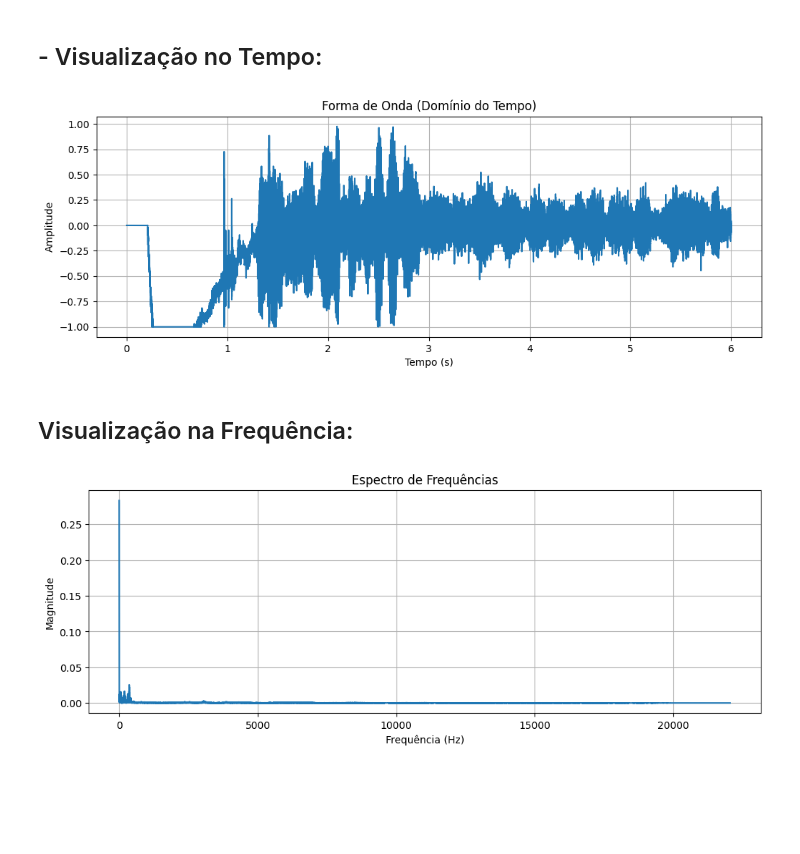
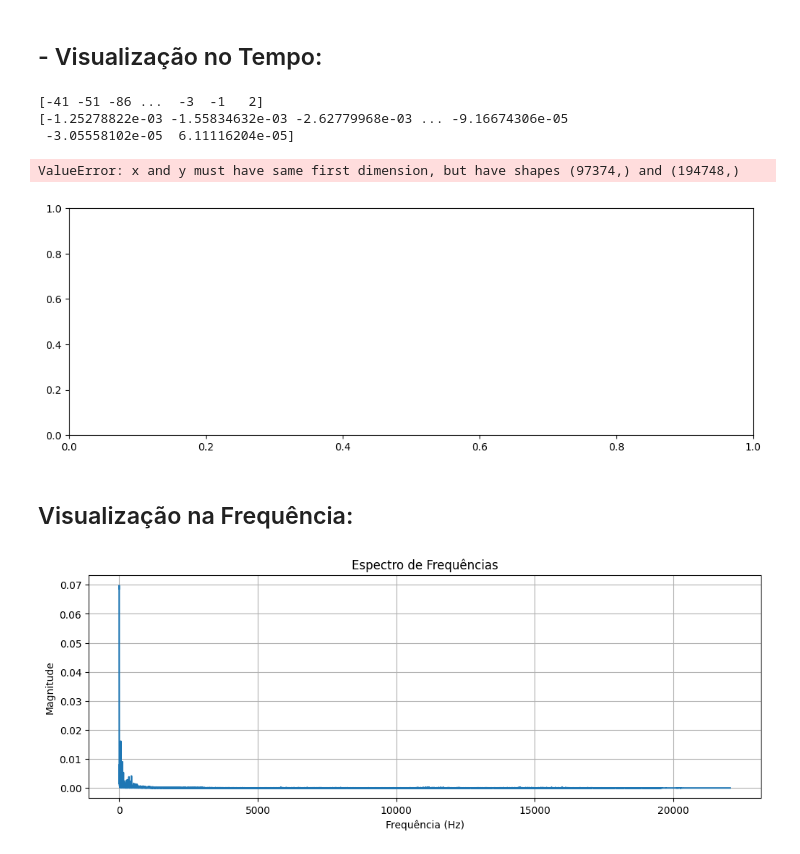
Before and after one commit to perishow/Filtro_FIR, a Jupyter notebook: SC_Atividade_Filtros_FIR.ipynb, the cells around one changed output. Cells and saved outputs as stored; diff of their text form; code cells hidden in the pictures; blank space fills up the shorter version.

```diff
--- a/SC_Atividade_Filtros_FIR.ipynb
+++ b/SC_Atividade_Filtros_FIR.ipynb
@@ -42,35 +42,43 @@ gravação salva como "audio.wav"
 # %%
 import wave
 import numpy as np
 import matplotlib.pyplot as plt
 
 # Abre o arquivo WAV
-with wave.open('audio.wav', 'rb') as wav_file:
+with wave.open('audio_violao.wav', 'rb') as wav_file:
     # Obtém os parâmetros do áudio
     n_canais = wav_file.getnchannels()
     taxa_amostragem = wav_file.getframerate()
     n_quadros = wav_file.getnframes()
     dados = wav_file.readframes(n_quadros)
 
 # Converte os dados para um array numpy (16-bit)
 audio_array = np.frombuffer(dados, dtype=np.int16)
+print(audio_array)
 
 # Normaliza para o intervalo [-1, 1]
-audio_normalizado = audio_array / (2 ** 15)
+max_abs = np.max(np.abs(audio_array))
+audio_normalizado = audio_array / max_abs
 
+print(audio_normalizado)
 # Cria um eixo de tempo
 tempo = np.linspace(0, n_quadros / taxa_amostragem, num=n_quadros)
 
 # Plota a forma de onda
 plt.figure(figsize=(12, 4))
 plt.plot(tempo, audio_normalizado)
 plt.title('Forma de Onda (Domínio do Tempo)')
+#plt.xlim(0,2)
 plt.xlabel('Tempo (s)')
 plt.ylabel('Amplitude')
 plt.grid()
 plt.show()
 # %% [output]
+[-41 -51 -86 ...  -3  -1   2]
+[-1.25278822e-03 -1.55834632e-03 -2.62779968e-03 ... -9.16674306e-05
+ -3.05558102e-05  6.11116204e-05]
+ValueError: x and y must have same first dimension, but have shapes (97374,) and (194748,)
-[figure, old version]
+[figure, new version]
 # %% [markdown]
 ## Visualização na Frequência:
 # %%
@@ -104,4 +112,4 @@ plt.ylabel('Magnitude')
 plt.grid()
 plt.show()
 # %% [output]
-[figure, old version]
+[figure, new version]
```
Also changed, not shown: parts of 1 cell of this notebook, 7 other files.
